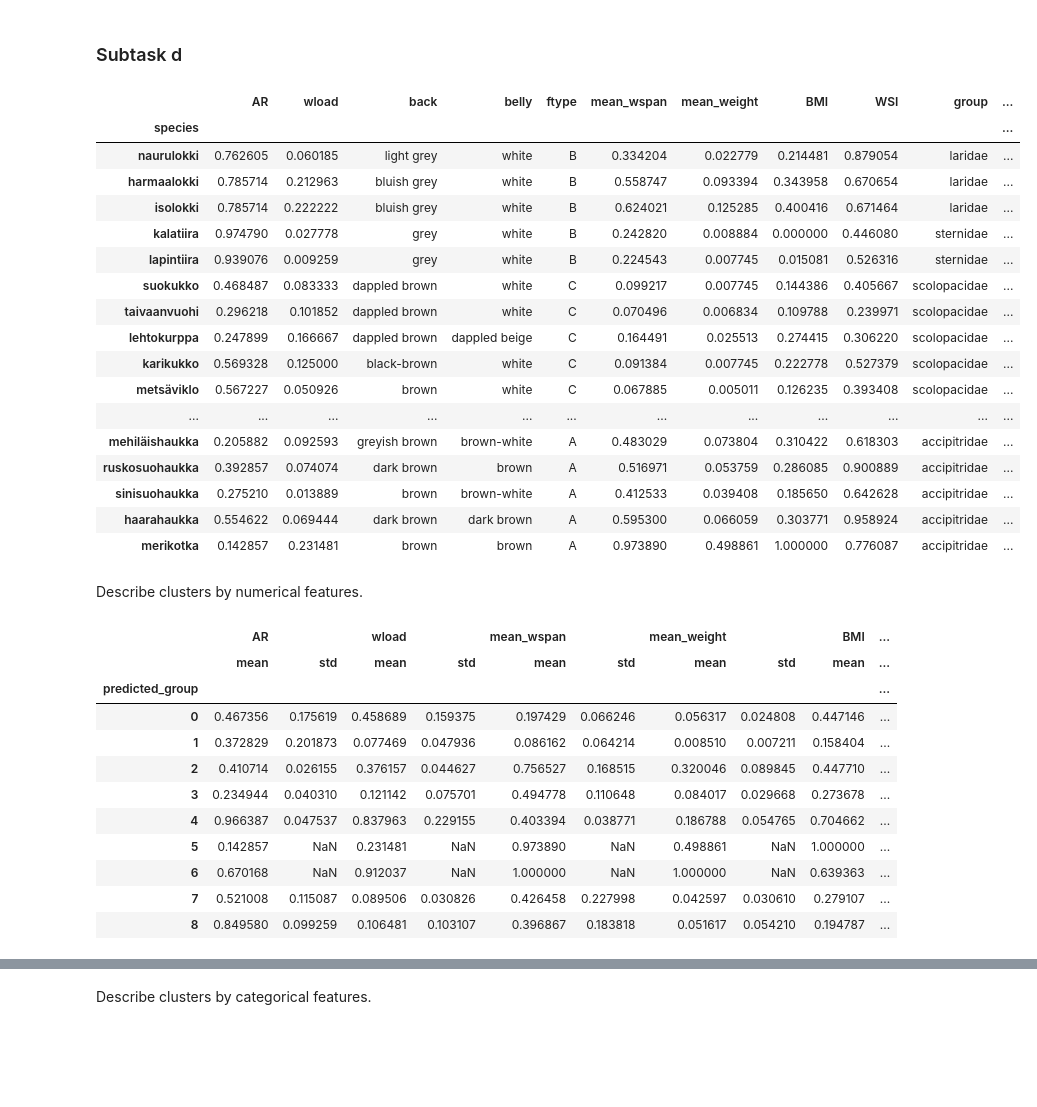
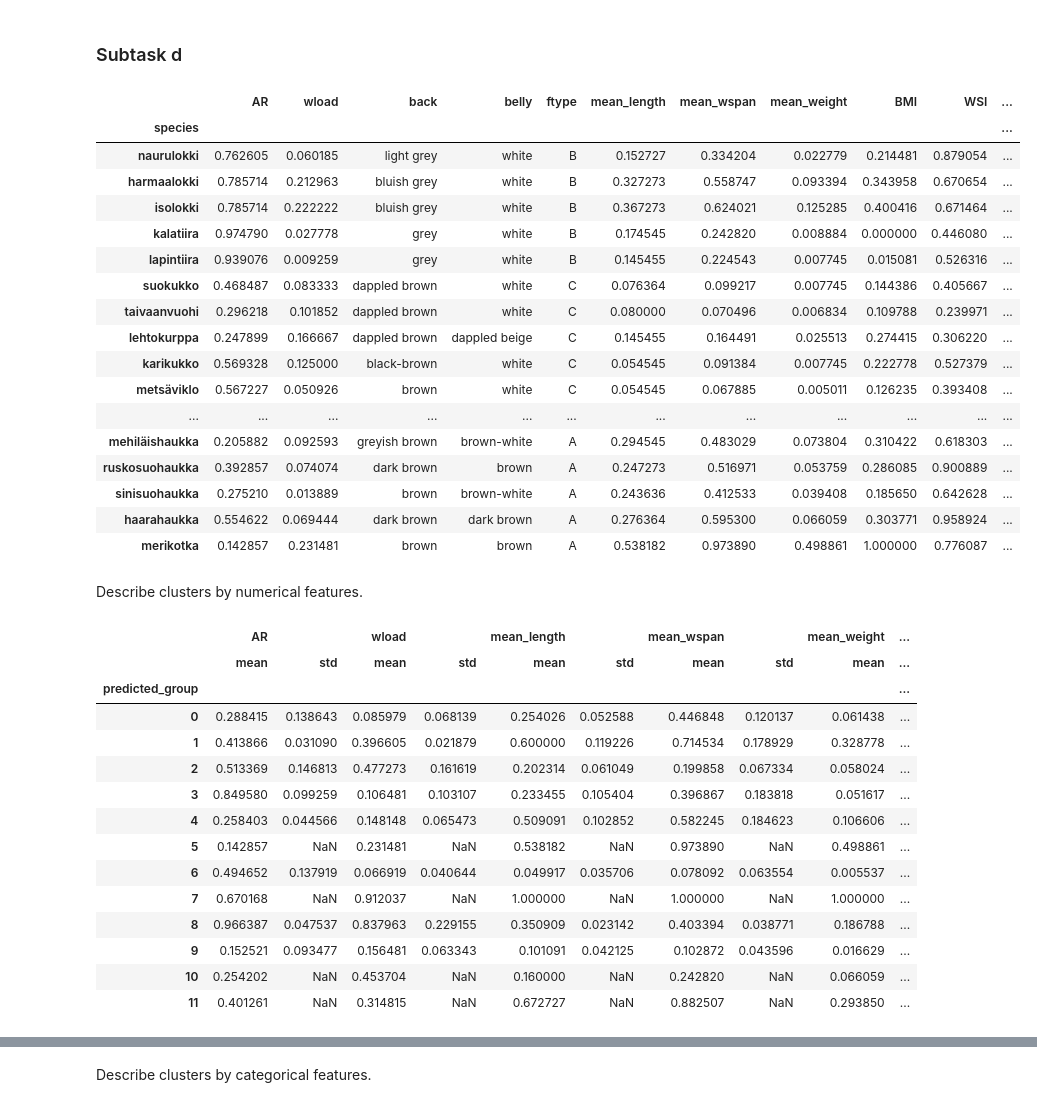
Before and after one commit to kbenedek/DataScience, a Jupyter notebook: HW2/hw_2_1.ipynb, the cells around one changed output, grey strips where cells are left out. Drawn from its saved outputs; the diff is of its cells as text; code cells hidden in the pictures; blank space fills up the shorter version.

```diff
--- a/HW2/hw_2_1.ipynb
+++ b/HW2/hw_2_1.ipynb
@@ -153,8 +153,8 @@ plt.show()
 # %% [output]
 [figure]
 # %%
-birds = birds.drop(columns=["mean_length"])
-num_cols = birds.select_dtypes(include=['float64']).columns
+#birds = birds.drop(columns=["mean_length"])
+#num_cols = birds.select_dtypes(include=['float64']).columns
 # %% [markdown]
 ### Subtask b
 # %% [markdown]
@@ -249,7 +249,7 @@ categ_std = get_std_dev(create_distance_list(categ_pairwise))
 Standard deviation of the distances: 0.2534869388690408
 # %%
 def mixed_metric(row1, row2):
-    lambda_ = 0.8
+    lambda_ = 0.6
     return lambda_*l2(row1, row2)/l2_std+(1-lambda_)*get_categ_dist(row1, row2)/categ_std
 # %%
 mixed_distances = calculate_pairwise_distance(birds, mixed_metric)
@@ -439,46 +439,49 @@ Adjusted Rand Index: 0.15354491311087543
 # %% [markdown]
 ### Subtask d
 # %%
-final_labels = AgglomerativeClustering(n_clusters=9, linkage='complete', compute_distances=True, metric='precomputed').fit_predict(mixed_distances)
+final_labels = AgglomerativeClustering(n_clusters=12, linkage='complete', compute_distances=True, metric='precomputed').fit_predict(mixed_distances)
 birds['predicted_group'] = final_labels
 birds['group'] = groups
 birds
 # %% [output]
-|  | AR | wload | back | belly | ftype | mean_wspan | mean_weight | BMI | WSI | group | ... |
+|  | AR | wload | back | belly | ftype | mean_length | mean_wspan | mean_weight | BMI | WSI | ... |
 | species |  |  |  |  |  |  |  |  |  |  | ... |
-| naurulokki | 0.762605 | 0.060185 | light grey | white | B | 0.334204 | 0.022779 | 0.214481 | 0.879054 | laridae | ... |
-| harmaalokki | 0.785714 | 0.212963 | bluish grey | white | B | 0.558747 | 0.093394 | 0.343958 | 0.670654 | laridae | ... |
-| isolokki | 0.785714 | 0.222222 | bluish grey | white | B | 0.624021 | 0.125285 | 0.400416 | 0.671464 | laridae | ... |
-| kalatiira | 0.974790 | 0.027778 | grey | white | B | 0.242820 | 0.008884 | 0.000000 | 0.446080 | sternidae | ... |
-| lapintiira | 0.939076 | 0.009259 | grey | white | B | 0.224543 | 0.007745 | 0.015081 | 0.526316 | sternidae | ... |
-| suokukko | 0.468487 | 0.083333 | dappled brown | white | C | 0.099217 | 0.007745 | 0.144386 | 0.405667 | scolopacidae | ... |
-| taivaanvuohi | 0.296218 | 0.101852 | dappled brown | white | C | 0.070496 | 0.006834 | 0.109788 | 0.239971 | scolopacidae | ... |
-| lehtokurppa | 0.247899 | 0.166667 | dappled brown | dappled beige | C | 0.164491 | 0.025513 | 0.274415 | 0.306220 | scolopacidae | ... |
-| karikukko | 0.569328 | 0.125000 | black-brown | white | C | 0.091384 | 0.007745 | 0.222778 | 0.527379 | scolopacidae | ... |
-| metsäviklo | 0.567227 | 0.050926 | brown | white | C | 0.067885 | 0.005011 | 0.126235 | 0.393408 | scolopacidae | ... |
+| naurulokki | 0.762605 | 0.060185 | light grey | white | B | 0.152727 | 0.334204 | 0.022779 | 0.214481 | 0.879054 | ... |
+| harmaalokki | 0.785714 | 0.212963 | bluish grey | white | B | 0.327273 | 0.558747 | 0.093394 | 0.343958 | 0.670654 | ... |
+| isolokki | 0.785714 | 0.222222 | bluish grey | white | B | 0.367273 | 0.624021 | 0.125285 | 0.400416 | 0.671464 | ... |
+| kalatiira | 0.974790 | 0.027778 | grey | white | B | 0.174545 | 0.242820 | 0.008884 | 0.000000 | 0.446080 | ... |
+| lapintiira | 0.939076 | 0.009259 | grey | white | B | 0.145455 | 0.224543 | 0.007745 | 0.015081 | 0.526316 | ... |
+| suokukko | 0.468487 | 0.083333 | dappled brown | white | C | 0.076364 | 0.099217 | 0.007745 | 0.144386 | 0.405667 | ... |
+| taivaanvuohi | 0.296218 | 0.101852 | dappled brown | white | C | 0.080000 | 0.070496 | 0.006834 | 0.109788 | 0.239971 | ... |
+| lehtokurppa | 0.247899 | 0.166667 | dappled brown | dappled beige | C | 0.145455 | 0.164491 | 0.025513 | 0.274415 | 0.306220 | ... |
+| karikukko | 0.569328 | 0.125000 | black-brown | white | C | 0.054545 | 0.091384 | 0.007745 | 0.222778 | 0.527379 | ... |
+| metsäviklo | 0.567227 | 0.050926 | brown | white | C | 0.054545 | 0.067885 | 0.005011 | 0.126235 | 0.393408 | ... |
 | ... | ... | ... | ... | ... | ... | ... | ... | ... | ... | ... | ... |
-| mehiläishaukka | 0.205882 | 0.092593 | greyish brown | brown-white | A | 0.483029 | 0.073804 | 0.310422 | 0.618303 | accipitridae | ... |
-| ruskosuohaukka | 0.392857 | 0.074074 | dark brown | brown | A | 0.516971 | 0.053759 | 0.286085 | 0.900889 | accipitridae | ... |
-| sinisuohaukka | 0.275210 | 0.013889 | brown | brown-white | A | 0.412533 | 0.039408 | 0.185650 | 0.642628 | accipitridae | ... |
-| haarahaukka | 0.554622 | 0.069444 | dark brown | dark brown | A | 0.595300 | 0.066059 | 0.303771 | 0.958924 | accipitridae | ... |
-| merikotka | 0.142857 | 0.231481 | brown | brown | A | 0.973890 | 0.498861 | 1.000000 | 0.776087 | accipitridae | ... |
+| mehiläishaukka | 0.205882 | 0.092593 | greyish brown | brown-white | A | 0.294545 | 0.483029 | 0.073804 | 0.310422 | 0.618303 | ... |
+| ruskosuohaukka | 0.392857 | 0.074074 | dark brown | brown | A | 0.247273 | 0.516971 | 0.053759 | 0.286085 | 0.900889 | ... |
+| sinisuohaukka | 0.275210 | 0.013889 | brown | brown-white | A | 0.243636 | 0.412533 | 0.039408 | 0.185650 | 0.642628 | ... |
+| haarahaukka | 0.554622 | 0.069444 | dark brown | dark brown | A | 0.276364 | 0.595300 | 0.066059 | 0.303771 | 0.958924 | ... |
+| merikotka | 0.142857 | 0.231481 | brown | brown | A | 0.538182 | 0.973890 | 0.498861 | 1.000000 | 0.776087 | ... |
 # %% [markdown]
 Describe clusters by numerical features.
 # %%
 birds[list(num_cols)+["predicted_group"]].groupby('predicted_group').agg(['mean', 'std'])
 # %% [output]
-|  | AR |  | wload |  | mean_wspan |  | mean_weight |  | BMI | ... |
+|  | AR |  | wload |  | mean_length |  | mean_wspan |  | mean_weight | ... |
 |  | mean | std | mean | std | mean | std | mean | std | mean | ... |
 | predicted_group |  |  |  |  |  |  |  |  |  | ... |
-| 0 | 0.467356 | 0.175619 | 0.458689 | 0.159375 | 0.197429 | 0.066246 | 0.056317 | 0.024808 | 0.447146 | ... |
-| 1 | 0.372829 | 0.201873 | 0.077469 | 0.047936 | 0.086162 | 0.064214 | 0.008510 | 0.007211 | 0.158404 | ... |
-| 2 | 0.410714 | 0.026155 | 0.376157 | 0.044627 | 0.756527 | 0.168515 | 0.320046 | 0.089845 | 0.447710 | ... |
-| 3 | 0.234944 | 0.040310 | 0.121142 | 0.075701 | 0.494778 | 0.110648 | 0.084017 | 0.029668 | 0.273678 | ... |
-| 4 | 0.966387 | 0.047537 | 0.837963 | 0.229155 | 0.403394 | 0.038771 | 0.186788 | 0.054765 | 0.704662 | ... |
-| 5 | 0.142857 | NaN | 0.231481 | NaN | 0.973890 | NaN | 0.498861 | NaN | 1.000000 | ... |
-| 6 | 0.670168 | NaN | 0.912037 | NaN | 1.000000 | NaN | 1.000000 | NaN | 0.639363 | ... |
-| 7 | 0.521008 | 0.115087 | 0.089506 | 0.030826 | 0.426458 | 0.227998 | 0.042597 | 0.030610 | 0.279107 | ... |
-| 8 | 0.849580 | 0.099259 | 0.106481 | 0.103107 | 0.396867 | 0.183818 | 0.051617 | 0.054210 | 0.194787 | ... |
+| 0 | 0.288415 | 0.138643 | 0.085979 | 0.068139 | 0.254026 | 0.052588 | 0.446848 | 0.120137 | 0.061438 | ... |
+| 1 | 0.413866 | 0.031090 | 0.396605 | 0.021879 | 0.600000 | 0.119226 | 0.714534 | 0.178929 | 0.328778 | ... |
+| 2 | 0.513369 | 0.146813 | 0.477273 | 0.161619 | 0.202314 | 0.061049 | 0.199858 | 0.067334 | 0.058024 | ... |
+| 3 | 0.849580 | 0.099259 | 0.106481 | 0.103107 | 0.233455 | 0.105404 | 0.396867 | 0.183818 | 0.051617 | ... |
+| 4 | 0.258403 | 0.044566 | 0.148148 | 0.065473 | 0.509091 | 0.102852 | 0.582245 | 0.184623 | 0.106606 | ... |
+| 5 | 0.142857 | NaN | 0.231481 | NaN | 0.538182 | NaN | 0.973890 | NaN | 0.498861 | ... |
+| 6 | 0.494652 | 0.137919 | 0.066919 | 0.040644 | 0.049917 | 0.035706 | 0.078092 | 0.063554 | 0.005537 | ... |
+| 7 | 0.670168 | NaN | 0.912037 | NaN | 1.000000 | NaN | 1.000000 | NaN | 1.000000 | ... |
+| 8 | 0.966387 | 0.047537 | 0.837963 | 0.229155 | 0.350909 | 0.023142 | 0.403394 | 0.038771 | 0.186788 | ... |
+| 9 | 0.152521 | 0.093477 | 0.156481 | 0.063343 | 0.101091 | 0.042125 | 0.102872 | 0.043596 | 0.016629 | ... |
+| 10 | 0.254202 | NaN | 0.453704 | NaN | 0.160000 | NaN | 0.242820 | NaN | 0.066059 | ... |
+| 11 | 0.401261 | NaN | 0.314815 | NaN | 0.672727 | NaN | 0.882507 | NaN | 0.293850 | ... |
 # %%
 num_data = birds[list(num_cols) + ["predicted_group"]].copy()
 df = pd.melt(num_data, num_data.columns[-1], num_data.columns[:-1])
```
Also changed, not shown: parts of 7 cells of this notebook.
